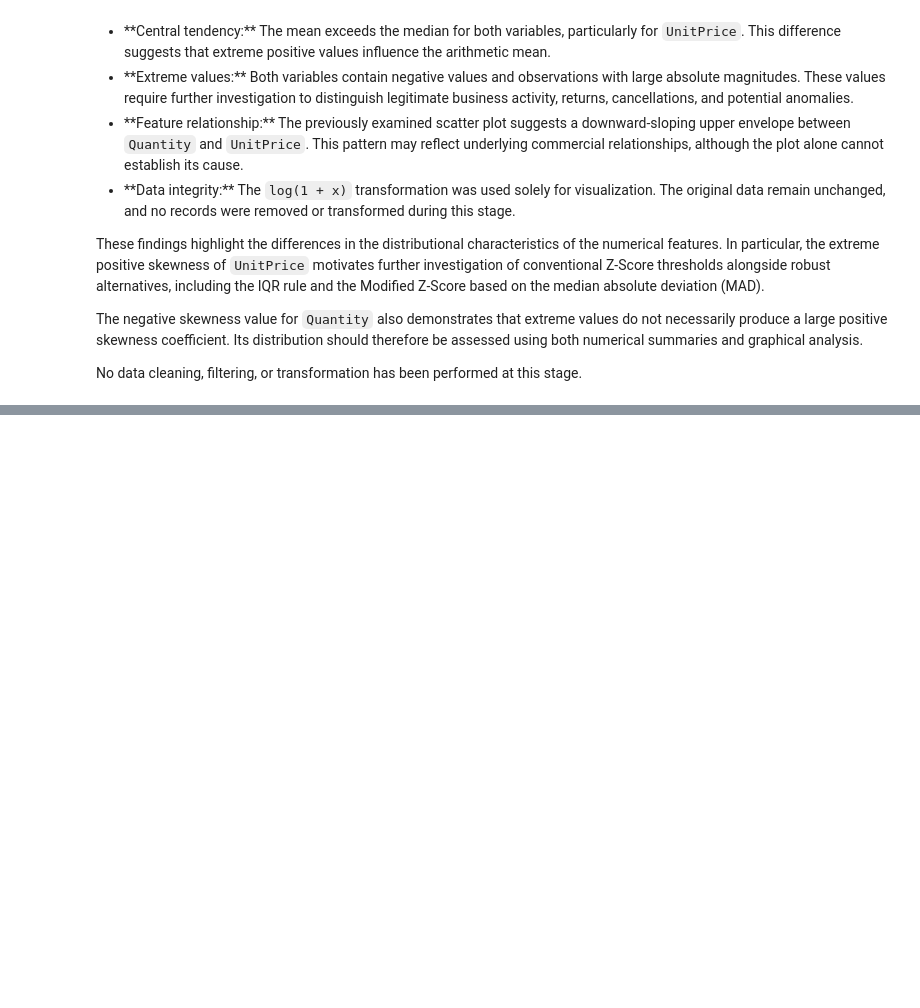
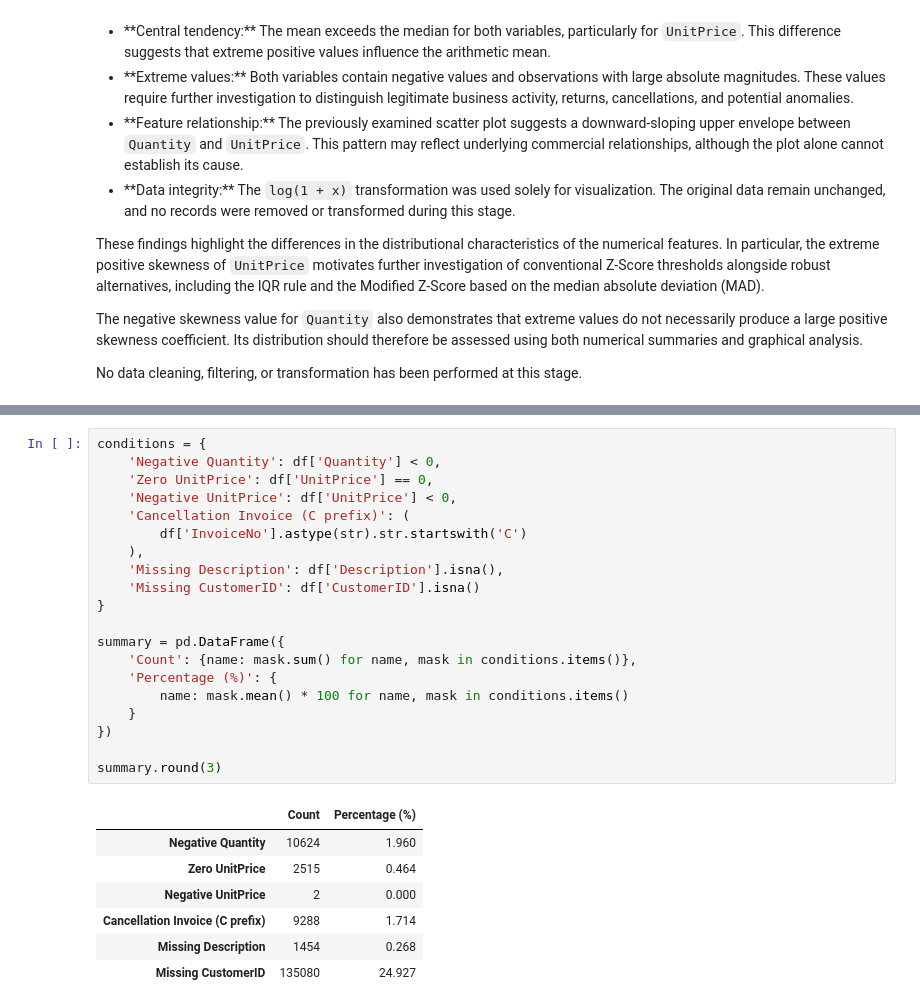
Before and after one commit to Mohamadzf23/unsupervised-anomaly-detection-study, a Jupyter notebook: notebooks/anomaly_detection_study.ipynb, the cells around one changed output, grey strips where cells are left out. Drawn from its saved outputs; the diff is of its cells as text; blank space fills up the shorter version.

```diff
--- a/notebooks/anomaly_detection_study.ipynb
+++ b/notebooks/anomaly_detection_study.ipynb
@@ -852,0 +952,28 @@ No data cleaning, filtering, or transformation has been performed at this stage.
+# %%
+conditions = {
+    'Negative Quantity': df['Quantity'] < 0,
+    'Zero UnitPrice': df['UnitPrice'] == 0,
+    'Negative UnitPrice': df['UnitPrice'] < 0,
+    'Cancellation Invoice (C prefix)': (
+        df['InvoiceNo'].astype(str).str.startswith('C')
+    ),
+    'Missing Description': df['Description'].isna(),
+    'Missing CustomerID': df['CustomerID'].isna()
+}
+
+summary = pd.DataFrame({
+    'Count': {name: mask.sum() for name, mask in conditions.items()},
+    'Percentage (%)': {
+        name: mask.mean() * 100 for name, mask in conditions.items()
+    }
+})
+
+summary.round(3)
+# %% [output]
+|  | Count | Percentage (%) |
+| Negative Quantity | 10624 | 1.960 |
+| Zero UnitPrice | 2515 | 0.464 |
+| Negative UnitPrice | 2 | 0.000 |
+| Cancellation Invoice (C prefix) | 9288 | 1.714 |
+| Missing Description | 1454 | 0.268 |
+| Missing CustomerID | 135080 | 24.927 |
```
Also changed, not shown: parts of 10 cells of this notebook.
